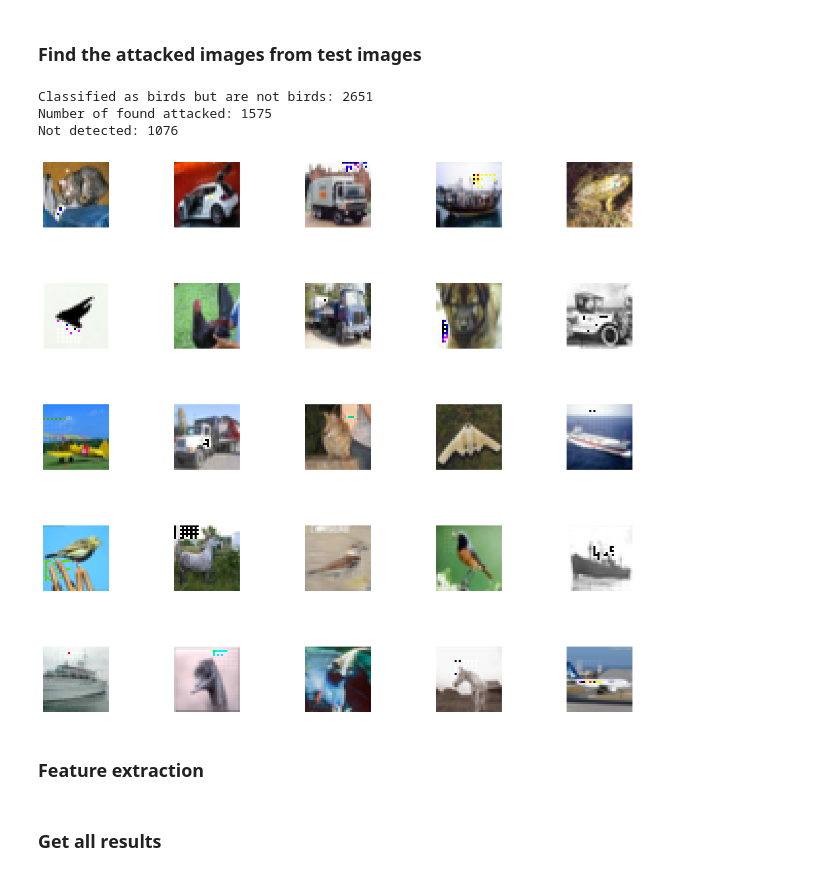
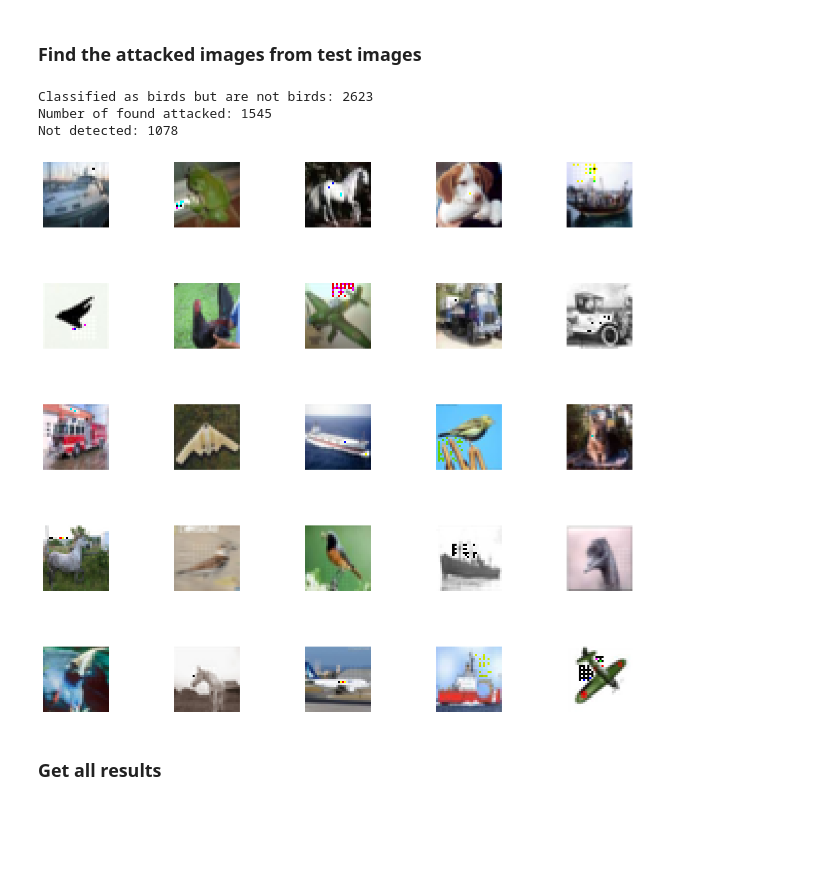
Before and after one commit to Brandbil/Image-classifier-attack, a Jupyter notebook: main.ipynb, the cells around one changed output. Saved outputs shown, nothing was run; the diff lists cells and outputs as text; code cells hidden in the pictures; blank space fills up the shorter version.

```diff
--- a/main.ipynb
+++ b/main.ipynb
@@ -352,23 +179,15 @@ Iteration 4 noise: 0.051430560034273376
 <a id="section-seven"></a>
 ## Attack the testing images
 # %%
-def attack_images(images, cross_size=6, random_center=False):
+def attack_images(images, cross_size=6):
     '''Attacks the images with a grid-pattern'''
     attacked_images = []
     for i in range(images.shape[0]):
-        if random_center:
-            cross_center = (np.random.randint(cross_size, 32 - cross_size), np.random.randint(cross_size, 32 - cross_size))
-        else:
-            cross_center = (32//2, 32//2)
         attacked_image = images[i].copy()
-        attacked_image = apply_blur(attacked_image, cross_size, cross_center,4,5, "grid")
+        #Apply blur with size 6 and intensity 4-5
+        attacked_image = apply_blur(attacked_image, cross_size, 4, 5)
         attacked_images.append(attacked_image)
     return attacked_images
-
-def compare_images(original, attacked):
-    '''Get the difference between the original and attacked images'''
-    assert original.shape == attacked.shape, "Images must have the same dimensions"
-    return original - attacked
 
 def plot_attacked_images(original_images, attacked_images):
     '''Plots the attacked image with the perturbation'''
@@ -379,7 +198,7 @@ def plot_attacked_images(original_images, attacked_images):
         plt.imshow(attacked_images[i])
         plt.axis('off')
         # Plot the perturbation
-        diff = compare_images(original_images[i], attacked_images[i])
+        diff = original_images[i] - attacked_images[i]
         plt.subplot(3, 10, i+21)
         plt.imshow(diff)
         plt.axis('off')
@@ -642,37 +422,35 @@ Accuracy:  0.705
 # %%
 # Get the true labels
 test_labels_single = np.argmax(test_labels, axis=1)
 
 # Get the images that are predicted as birds but are not birds
 bird_images = attacked_images[
-    (pred_classes == 2) #& (test_labels_single != 2)
+    (pred_classes == 2) & (test_labels_single != 2)
 ]
 
 # Plot 25 bird images
 fig, axes = plt.subplots(5, 5, figsize=(15,15))
 axes = axes.ravel()
 for i in np.arange(0, 25):
     axes[i].imshow(bird_images[i])
     axes[i].axis('off')
     plt.subplots_adjust(wspace=1)
 
 # Remove images that are not birds using the find_altered function
 attacked_birds = []
 for i in range(bird_images.shape[0]):
+    #Threshold of 0.78
     parts = find_altered(bird_images[i], 0.78)
     if len(parts) > 0:
         attacked_birds.append(i)
 
 print(
     f"Classified as birds but are not birds: {len(bird_images)}\n"
     f"Number of found attacked: {len(attacked_birds)}\n"
     f"Not detected: {len(bird_images) - len(attacked_birds)}"
 )
 # %% [output]
-Classified as birds but are not birds: 2651
-Number of found attacked: 1575
-Not detected: 1076
+Classified as birds but are not birds: 2623
+Number of found attacked: 1545
+Not detected: 1078
-[figure, old version]
+[figure, new version]
-# %% [markdown]
-<a id="section-ten-five"></a>
-### Feature extraction
```
Also changed, not shown: parts of 16 cells of this notebook, 1 other file.
